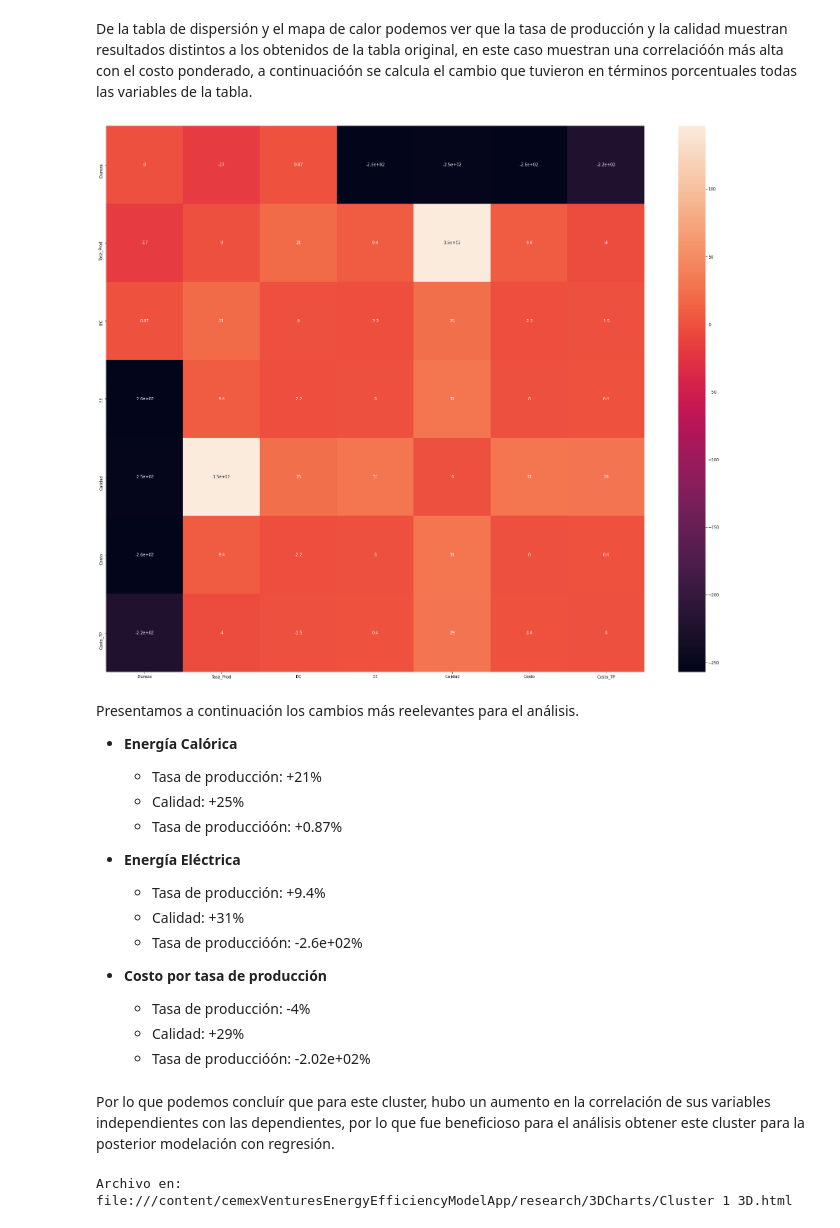
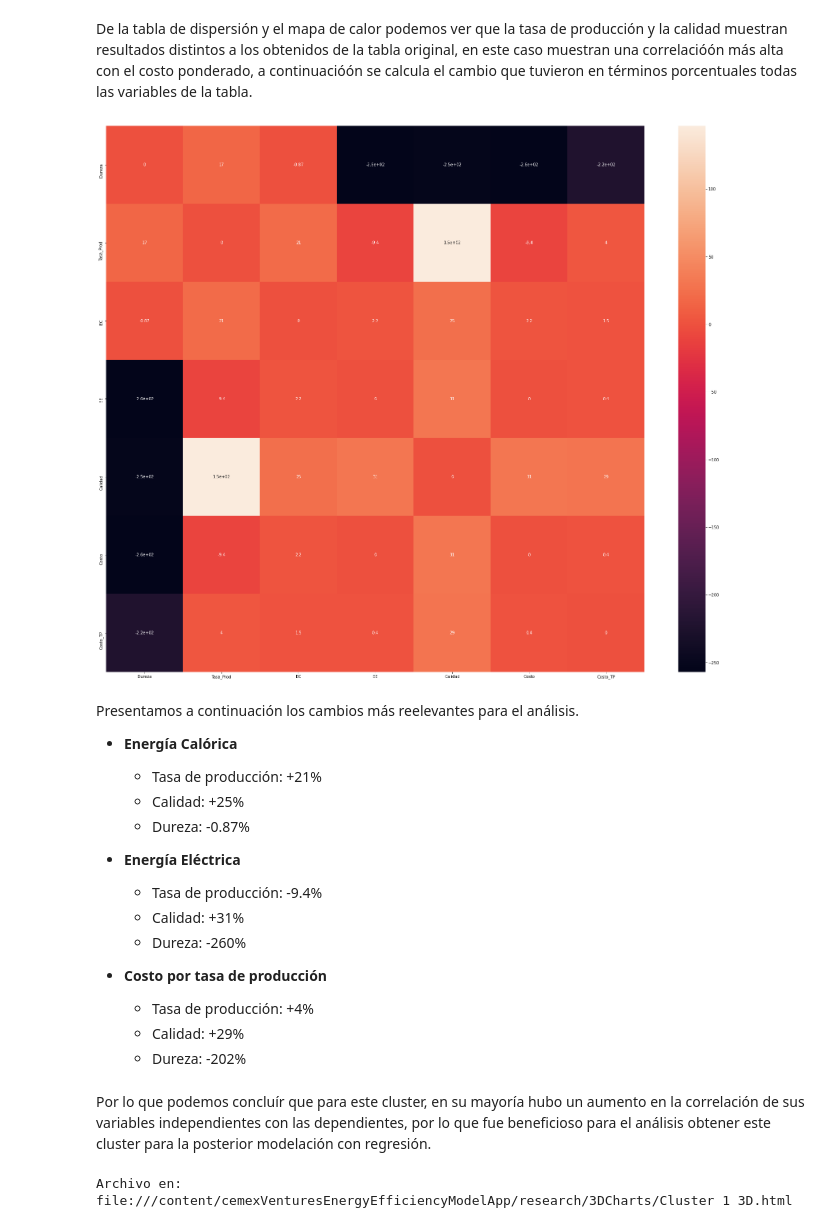
Before and after one commit to sebastianneri/cemexVenturesEnergyEfficiencyModelApp, a Jupyter notebook: research/CEMEX_Ventures_Model.ipynb, the cells around one changed output. Cells and saved outputs as stored; diff of their text form; code cells hidden in the pictures.

Commit message:
Correlations Heatmap

```diff
--- a/research/CEMEX_Ventures_Model.ipynb
+++ b/research/CEMEX_Ventures_Model.ipynb
@@ -516,30 +516,30 @@ getHeatMap(cluster1, 'spearman')
 # %% [markdown]
 De la tabla de dispersión y el mapa de calor podemos ver que la tasa de producción y la calidad muestran resultados distintos a los obtenidos de la tabla original, en este caso muestran una correlacióón más alta con el costo ponderado, a continuacióón se calcula el cambio que tuvieron en términos porcentuales todas las variables de la tabla.
 # %%
-diferencia_porcentual_C1 = (cluster1.corr(method="spearman") - df.corr(method="spearman"))/df.corr(method="spearman") * 100
+diferencia_porcentual_C1 = (cluster1.corr(method="spearman") - df.corr(method="spearman"))/df.corr(method="spearman").abs() * 100
 getHeatMap(diferencia_porcentual_C1, '')
 # %% [output]
-[figure, old version]
+[figure, new version]
 # %% [markdown]
 Presentamos a continuación los cambios más reelevantes para el análisis.
 * **Energía Calórica**
   * Tasa de producción: +21%
   * Calidad: +25%
-  * Tasa de produccióón: +0.87%
+  * Dureza: -0.87%
 
 
 * **Energía Eléctrica**
-  * Tasa de producción: +9.4%
+  * Tasa de producción: -9.4%
   * Calidad: +31%
-  * Tasa de produccióón: -2.6e+02%
+  * Dureza: -260%
 
 
 * **Costo por tasa de producción**
-  * Tasa de producción: -4%
+  * Tasa de producción: +4%
   * Calidad: +29%
-  * Tasa de produccióón: -2.02e+02%
+  * Dureza: -202%
 # %% [markdown]
-Por lo que podemos concluír que para este cluster, hubo un aumento en la correlación de sus variables independientes con las dependientes, por lo que fue beneficioso para el análisis obtener este cluster para la posterior modelación con regresión.
+Por lo que podemos concluír que para este cluster, en su mayoría hubo un aumento en la correlación de sus variables independientes con las dependientes, por lo que fue beneficioso para el análisis obtener este cluster para la posterior modelación con regresión.
 # %%
 get3DChart(cluster1, 35, 1, 'Cluster 1 3D')
 # %% [output]
```
Also changed, not shown: parts of 6 cells of this notebook.
